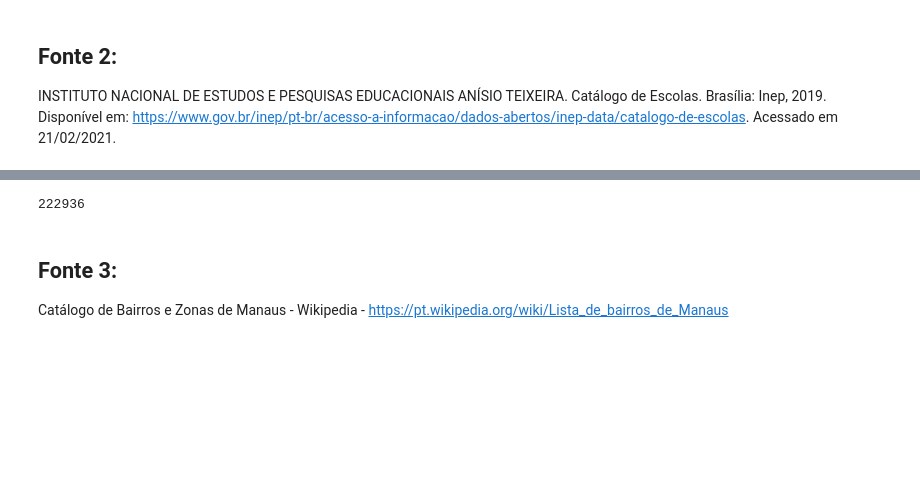
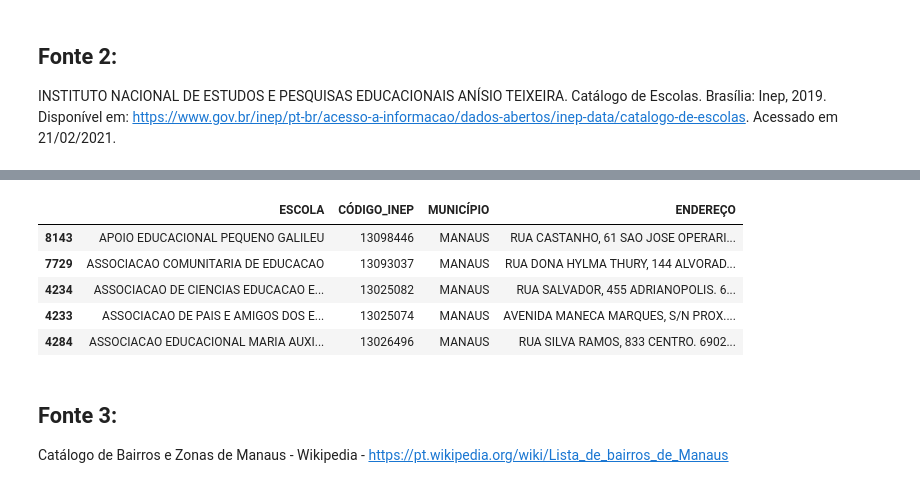
Before and after one commit to paulordie/aquis-preproc-explo-dados, a Jupyter notebook: projeto-final-enem2019.ipynb, the cells around one changed output, grey strips where cells are left out. Cells and saved outputs as stored; diff of their text form; code cells hidden in the pictures; blank space fills up the shorter version.

```diff
--- a/projeto-final-enem2019.ipynb
+++ b/projeto-final-enem2019.ipynb
@@ -86,4 +86,4 @@ print(len(microdados_enem2019))
 
 INSTITUTO NACIONAL DE ESTUDOS E PESQUISAS EDUCACIONAIS ANÍSIO TEIXEIRA. Catálogo de Escolas. Brasília: Inep, 2019. Disponível em: https://www.gov.br/inep/pt-br/acesso-a-informacao/dados-abertos/inep-data/catalogo-de-escolas. Acessado em 21/02/2021.
 # %%
-escolas = pd.read_csv('escolas.csv',sep=';',encoding='utf-8')
+df_escolas = pd.read_csv('escolas.csv',sep=';',encoding='utf-8')
@@ -99,7 +90,14 @@ escolas.head()
-# %%
-print(len(escolas))
-# %% [output]
-222936
+# %%
+df_escolas = basic_clean_df(df_escolas,['TELEFONE','RESTRIÇÃO_DE_ATENDIMENTO','UF','LOCALIZAÇÃO','LOCALIDADE_DIFERENCIADA','CATEGORIA_ADMINISTRATIVA','DEPENDÊNCIA_ADMINISTRATIVA','CATEGORIA_ESCOLA_PRIVADA','CONVENIADA_PODER_PÚBLICO','REGULAMENTAÇÃO_PELO_CONSELHO_DE_EDUCAÇÃO','PORTE_DA_ESCOLA','ETAPAS_E_MODALIDADE_DE_ENSINO_OFERECIDAS','OUTRAS_OFERTAS_EDUCACIONAIS','LATITUDE','LONGITUDE'],['ESCOLA'])
+df_escolas_manaus = df_escolas.query("MUNICÍPIO=='MANAUS'")
+df_escolas_manaus.head()
+# %% [output]
+|  | ESCOLA | CÓDIGO_INEP | MUNICÍPIO | ENDEREÇO |
+| 8143 | APOIO EDUCACIONAL PEQUENO GALILEU | 13098446 | MANAUS | RUA CASTANHO, 61 SAO JOSE OPERARI... |
+| 7729 | ASSOCIACAO COMUNITARIA DE EDUCACAO | 13093037 | MANAUS | RUA DONA HYLMA THURY, 144 ALVORAD... |
+| 4234 | ASSOCIACAO DE CIENCIAS EDUCACAO E... | 13025082 | MANAUS | RUA SALVADOR, 455 ADRIANOPOLIS. 6... |
+| 4233 | ASSOCIACAO DE PAIS E AMIGOS DOS E... | 13025074 | MANAUS | AVENIDA MANECA MARQUES, S/N PROX.... |
+| 4284 | ASSOCIACAO EDUCACIONAL MARIA AUXI... | 13026496 | MANAUS | RUA SILVA RAMOS, 833 CENTRO. 6902... |
 # %% [markdown]
 ## Fonte 3:
 
```
Also changed, not shown: parts of 3 cells of this notebook.
